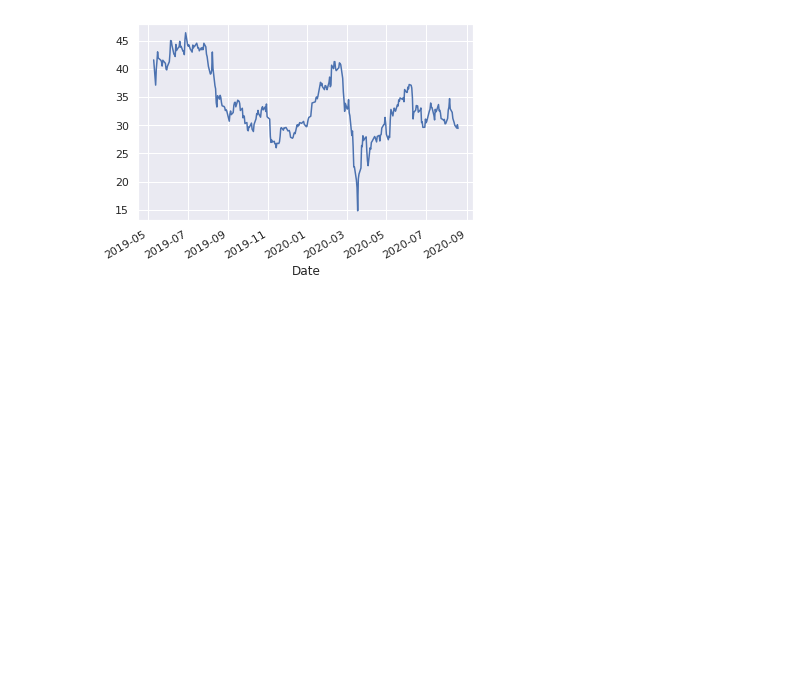
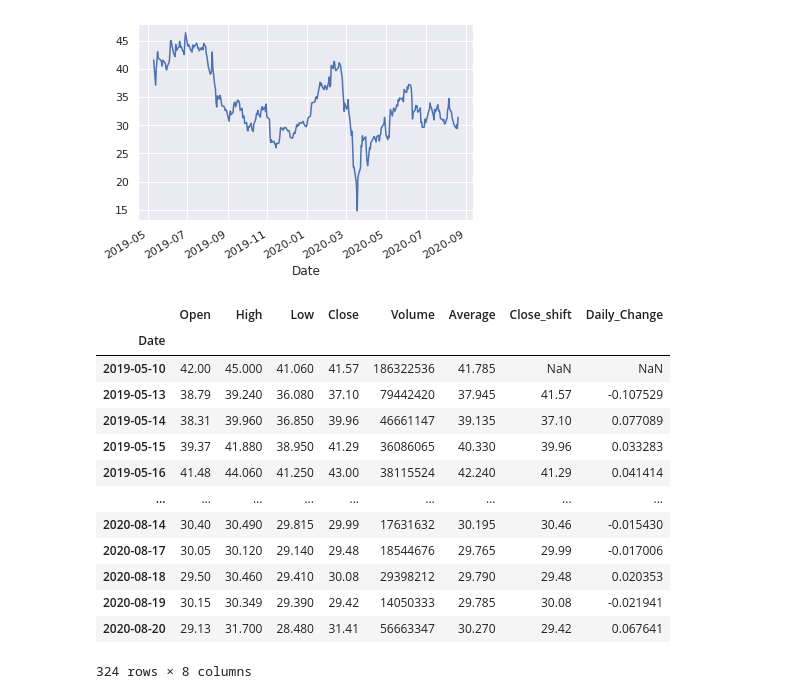
Before and after one commit to dgierejkiewicz/data-science, a Jupyter notebook: dane_gieldowe.ipynb, the cells around one changed output. Drawn from its saved outputs; the diff is of its cells as text; code cells hidden in the pictures; blank space fills up the shorter version.

```diff
--- a/dane_gieldowe.ipynb
+++ b/dane_gieldowe.ipynb
@@ -436,3 +431,20 @@ df.Close.plot()
 # %% [output]
 <matplotlib.axes._subplots.AxesSubplot at 0x...>
 [figure]
+# %%
+df
+# %% [output]
+|  | Open | High | Low | Close | Volume | Average | Close_shift | Daily_Change |
+| Date |  |  |  |  |  |  |  |  |
+| 2019-05-10 | 42.00 | 45.000 | 41.060 | 41.57 | 186322536 | 41.785 | NaN | NaN |
+| 2019-05-13 | 38.79 | 39.240 | 36.080 | 37.10 | 79442420 | 37.945 | 41.57 | -0.107529 |
+| 2019-05-14 | 38.31 | 39.960 | 36.850 | 39.96 | 46661147 | 39.135 | 37.10 | 0.077089 |
+| 2019-05-15 | 39.37 | 41.880 | 38.950 | 41.29 | 36086065 | 40.330 | 39.96 | 0.033283 |
+| 2019-05-16 | 41.48 | 44.060 | 41.250 | 43.00 | 38115524 | 42.240 | 41.29 | 0.041414 |
+| ... | ... | ... | ... | ... | ... | ... | ... | ... |
+| 2020-08-14 | 30.40 | 30.490 | 29.815 | 29.99 | 17631632 | 30.195 | 30.46 | -0.015430 |
+| 2020-08-17 | 30.05 | 30.120 | 29.140 | 29.48 | 18544676 | 29.765 | 29.99 | -0.017006 |
+| 2020-08-18 | 29.50 | 30.460 | 29.410 | 30.08 | 29398212 | 29.790 | 29.48 | 0.020353 |
+| 2020-08-19 | 30.15 | 30.349 | 29.390 | 29.42 | 14050333 | 29.785 | 30.08 | -0.021941 |
+| 2020-08-20 | 29.13 | 31.700 | 28.480 | 31.41 | 56663347 | 30.270 | 29.42 | 0.067641 |
+324 rows × 8 columns
```
Also changed, not shown: parts of 32 cells of this notebook.
